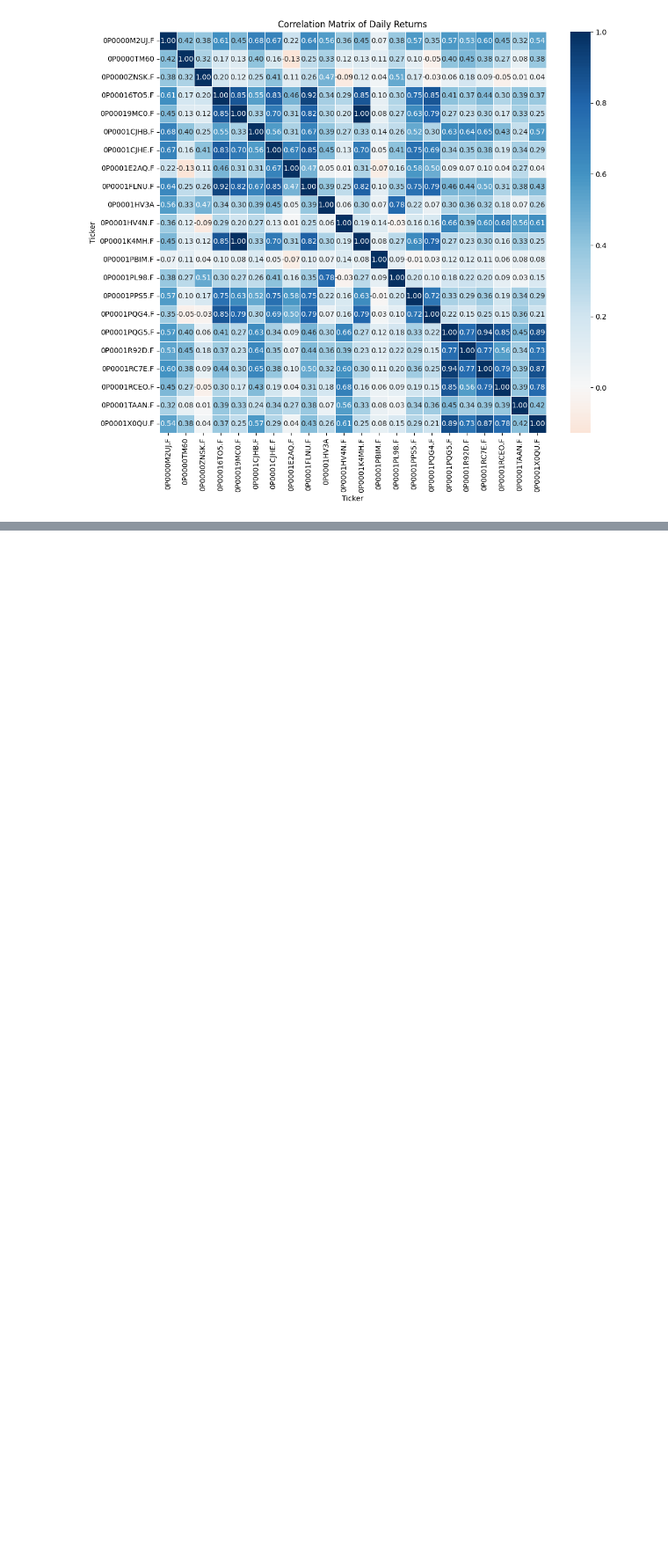
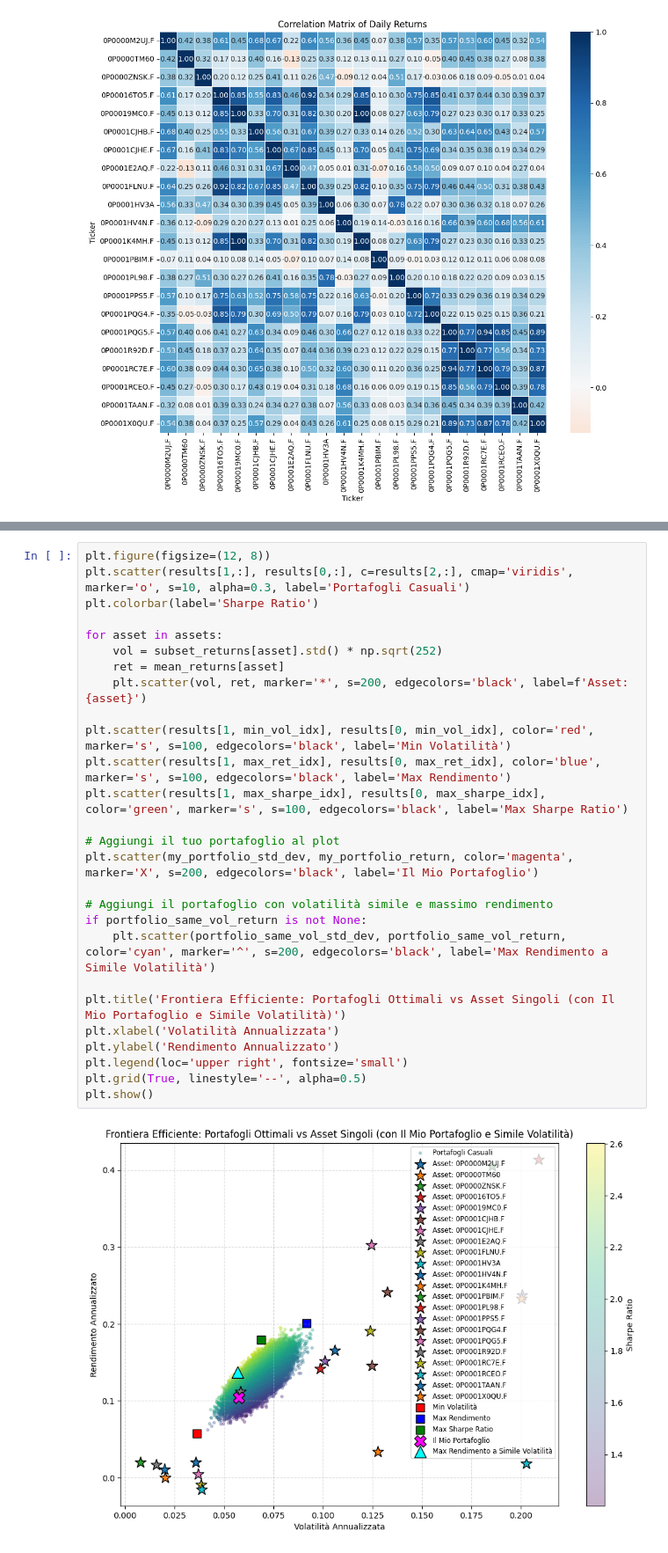
Before and after one commit to MarioPEL58/Finance, a Jupyter notebook: frontiera_efficiente_da_yf.ipynb, the cells around one changed output, grey strips where cells are left out. Shown at 88% size. Drawn from its saved outputs; the diff is of its cells as text; blank space fills up the shorter version.

```diff
--- a/frontiera_efficiente_da_yf.ipynb
+++ b/frontiera_efficiente_da_yf.ipynb
@@ -234,2 +334,31 @@ plt.show()
+# %%
+plt.figure(figsize=(12, 8))
+plt.scatter(results[1,:], results[0,:], c=results[2,:], cmap='viridis', marker='o', s=10, alpha=0.3, label='Portafogli Casuali')
+plt.colorbar(label='Sharpe Ratio')
+
+for asset in assets:
+    vol = subset_returns[asset].std() * np.sqrt(252)
+    ret = mean_returns[asset]
+    plt.scatter(vol, ret, marker='*', s=200, edgecolors='black', label=f'Asset: {asset}')
+
+plt.scatter(results[1, min_vol_idx], results[0, min_vol_idx], color='red', marker='s', s=100, edgecolors='black', label='Min Volatilità')
+plt.scatter(results[1, max_ret_idx], results[0, max_ret_idx], color='blue', marker='s', s=100, edgecolors='black', label='Max Rendimento')
+plt.scatter(results[1, max_sharpe_idx], results[0, max_sharpe_idx], color='green', marker='s', s=100, edgecolors='black', label='Max Sharpe Ratio')
+
+# Aggiungi il tuo portafoglio al plot
+plt.scatter(my_portfolio_std_dev, my_portfolio_return, color='magenta', marker='X', s=200, edgecolors='black', label='Il Mio Portafoglio')
+
+# Aggiungi il portafoglio con volatilità simile e massimo rendimento
+if portfolio_same_vol_return is not None:
+    plt.scatter(portfolio_same_vol_std_dev, portfolio_same_vol_return, color='cyan', marker='^', s=200, edgecolors='black', label='Max Rendimento a Simile Volatilità')
+
+plt.title('Frontiera Efficiente: Portafogli Ottimali vs Asset Singoli (con Il Mio Portafoglio e Simile Volatilità)')
+plt.xlabel('Volatilità Annualizzata')
+plt.ylabel('Rendimento Annualizzato')
+plt.legend(loc='upper right', fontsize='small')
+plt.grid(True, linestyle='--', alpha=0.5)
+plt.show()
+# %% [output]
+[figure, added]
 # %%
 import pandas as pd
```
Also changed, not shown: parts of 9 cells of this notebook.
